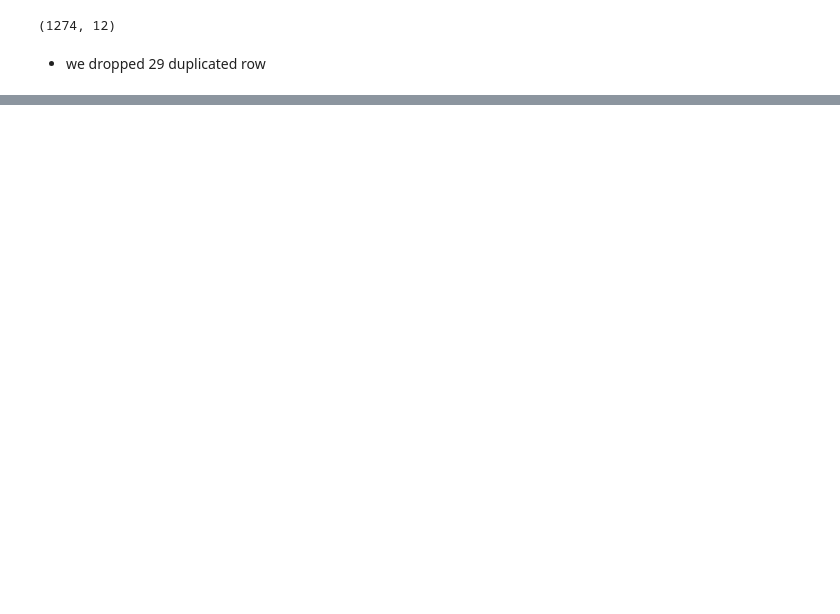
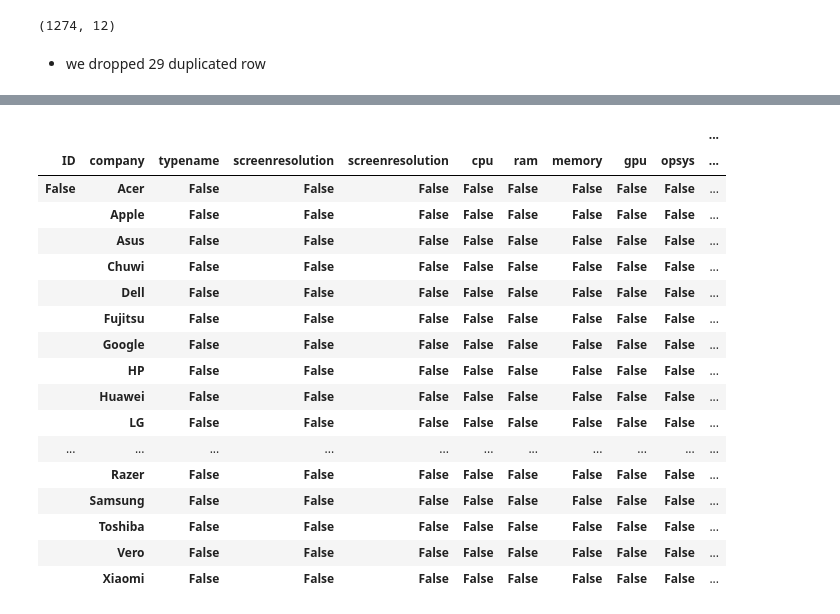
Before and after one commit to Dotrako/Data-Preparation, a Jupyter notebook: Data Wrangling/Notes.ipynb, the cells around one changed output, grey strips where cells are left out. Drawn from its saved outputs; the diff is of its cells as text; code cells hidden in the pictures; blank space fills up the shorter version.

Commit message:
Data Cleaning: Handling Duplicates, Standardizing Column Names, Renaming Columns, Checking Data Types, Handling Missing Values, and Initial Data Exploration

```diff
--- a/Data Wrangling/Notes.ipynb
+++ b/Data Wrangling/Notes.ipynb
@@ -72,3 +72,8 @@ df.shape
 (1274, 12)
 # %% [markdown]
 - we dropped 29 duplicated row
+# %%
+# lowering all columns names into small case letters
+df.columns = map(str.lower, df.columns)
+
+df.head(3)
@@ -74,0 +85,4 @@ df.shape
+# %%
+# one of our columns have a wrong name lets rename it:
+df = df.rename({'unnamed: 0':'ID' }, axis=1)
+df.head(3)
@@ -74,0 +147,24 @@ df.shape
+# %%
+pd.crosstab(
+    index=[df["ID"].isna(), df["company"], df["typename"].isna(), df["screenresolution"].isna(), df["screenresolution"].isna(), df["cpu"].isna(), df["ram"].isna(), df["memory"].isna(), df["gpu"].isna(), df["opsys"].isna(), df["weight"].isna(), df["price"].isna()],
+    columns=["allo"]
+)
+# %% [output]
+|  |  |  |  |  |  |  |  |  |  | ... |
+| ID | company | typename | screenresolution | screenresolution | cpu | ram | memory | gpu | opsys | ... |
+| False | Acer | False | False | False | False | False | False | False | False | ... |
+|  | Apple | False | False | False | False | False | False | False | False | ... |
+|  | Asus | False | False | False | False | False | False | False | False | ... |
+|  | Chuwi | False | False | False | False | False | False | False | False | ... |
+|  | Dell | False | False | False | False | False | False | False | False | ... |
+|  | Fujitsu | False | False | False | False | False | False | False | False | ... |
+|  | Google | False | False | False | False | False | False | False | False | ... |
+|  | HP | False | False | False | False | False | False | False | False | ... |
+|  | Huawei | False | False | False | False | False | False | False | False | ... |
+|  | LG | False | False | False | False | False | False | False | False | ... |
+| ... | ... | ... | ... | ... | ... | ... | ... | ... | ... | ... |
+|  | Razer | False | False | False | False | False | False | False | False | ... |
+|  | Samsung | False | False | False | False | False | False | False | False | ... |
+|  | Toshiba | False | False | False | False | False | False | False | False | ... |
+|  | Vero | False | False | False | False | False | False | False | False | ... |
+|  | Xiaomi | False | False | False | False | False | False | False | False | ... |
```
Also changed, not shown: parts of 6 cells of this notebook.
